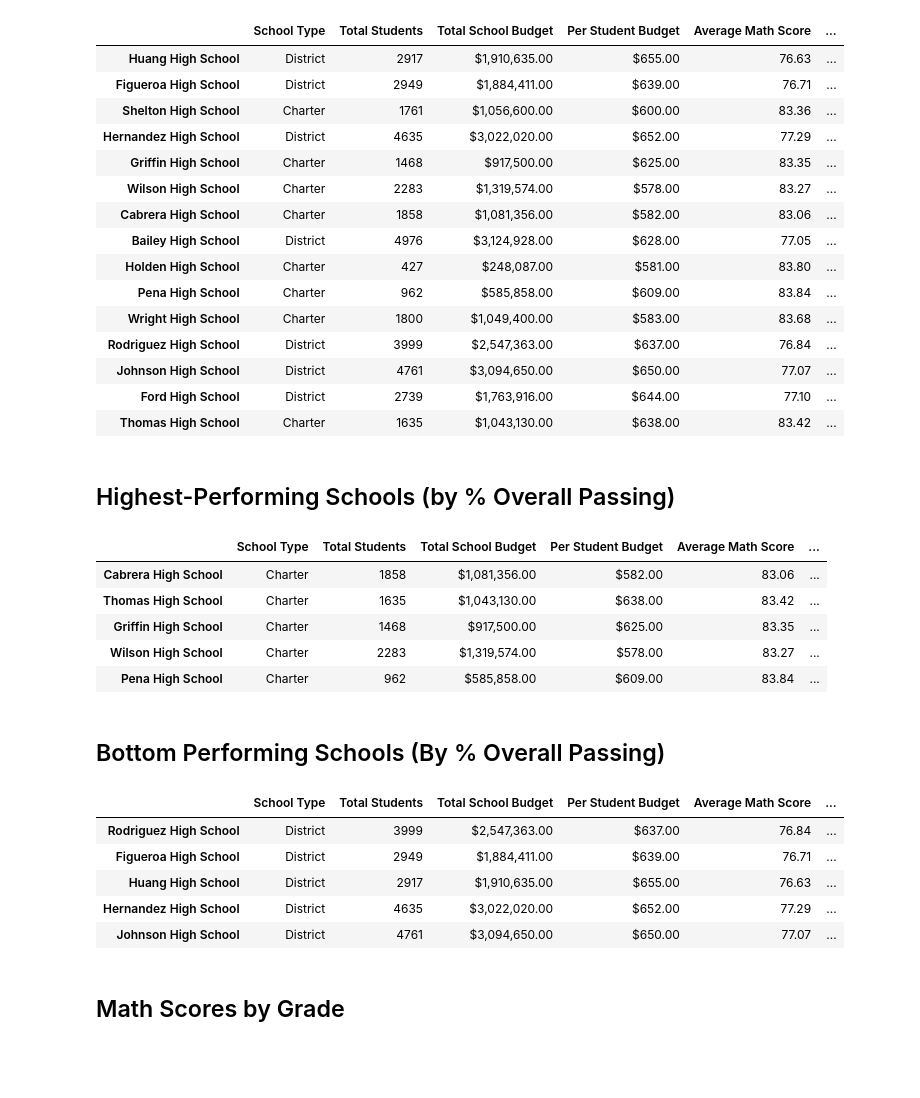
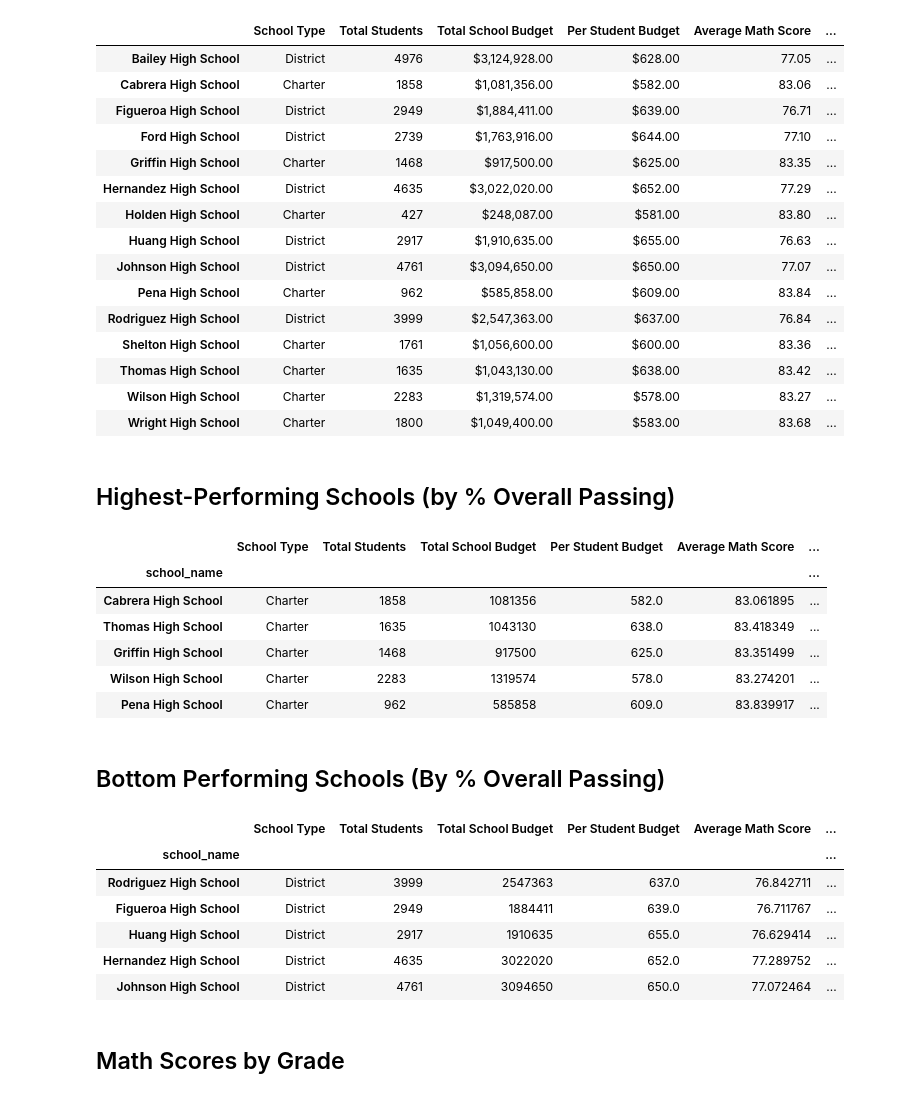
Before and after one commit to tokarczykbl/pandas-challenge, a Jupyter notebook: PyCitySchools/PyCitySchools_starter.ipynb, the cells around one changed output. Cells and saved outputs as stored; diff of their text form; code cells hidden in the pictures; blank space fills up the shorter version.

Commit message:
saving point, need to go back and do formatting

```diff
--- a/PyCitySchools/PyCitySchools_starter.ipynb
+++ b/PyCitySchools/PyCitySchools_starter.ipynb
@@ -302,61 +302,61 @@ per_school_summary = pd.concat([school_types,
                                 per_school_capita,
                                 per_school_math,
                                 per_school_reading,
                                 per_school_passing_math,
                                 per_school_passing_reading,
                                 overall_passing_rate],
                                 axis=1,
                                 keys=[
                                 "School Type",
                                 "Total Students",
                                 "Total School Budget",
                                 "Per Student Budget",
                                 "Average Math Score",
                                 "Average Reading Score",
                                 "% Passing Math",
                                 "% Passing Reading",
                                 "% Overall Passing",
                                ]
                                )
 
+# Creating a formatted and unformatted copy. Code in school spending section will not work with $ signs as
+per_school_summary_formatted = per_school_summary.copy()
+
 # Formatting
-per_school_summary["Total School Budget"] = per_school_summary["Total School Budget"].map("${:,.2f}".format)
-per_school_summary["Per Student Budget"] = per_school_summary["Per Student Budget"].map("${:,.2f}".format)
-per_school_summary["Average Math Score"] = per_school_summary["Average Math Score"].map("{:,.2f}".format)
-per_school_summary["Average Reading Score"] = per_school_summary["Average Reading Score"].map("{:,.2f}".format)
-per_school_summary["% Passing Math"] = per_school_summary["% Passing Math"].map("{:,.2f}%".format)
-per_school_summary["% Passing Reading"] = per_school_summary["% Passing Reading"].map("{:,.2f}%".format)
-per_school_summary["% Overall Passing"] = per_school_summary["% Overall Passing"].map("{:,.2f}%".format)
+per_school_summary_formatted["Total School Budget"] = per_school_summary_formatted["Total School Budget"].map("${:,.2f}".format)
+per_school_summary_formatted["Per Student Budget"] = per_school_summary_formatted["Per Student Budget"].map("${:,.2f}".format)
+per_school_summary_formatted["Average Math Score"] = per_school_summary_formatted["Average Math Score"].map("{:,.2f}".format)
+per_school_summary_formatted["Average Reading Score"] = per_school_summary_formatted["Average Reading Score"].map("{:,.2f}".format)
+per_school_summary_formatted["% Passing Math"] = per_school_summary_formatted["% Passing Math"].map("{:,.2f}%".format)
+per_school_summary_formatted["% Passing Reading"] = per_school_summary_formatted["% Passing Reading"].map("{:,.2f}%".format)
+per_school_summary_formatted["% Overall Passing"] = per_school_summary_formatted["% Overall Passing"].map("{:,.2f}%".format)
 
 # Remove the school name title from the index it looks awkward as a row of its own and also recipients should be aware of the field if reviewing the data
-per_school_summary.index.name= None
+per_school_summary_formatted.index.name= None
 
 # Sort by the index alphabetically
-# per_school_summary = per_school_summary.sort_index()
+per_school_summary_formatted = per_school_summary_formatted.sort_index()
 
-# Center columns that aren't in dollars
-# columns_to_center_index = [0, 1, 4, 5, 6, 7, 8]
-# per_school_summary = per_school_summary.style.applymap(lambda _: 'text-align: center;', subset=pd.IndexSlice[:, per_school_summary.columns[columns_to_center_index]])
 
 # Display the DataFrame
-per_school_summary
+per_school_summary_formatted
 # %% [output]
 |  | School Type | Total Students | Total School Budget | Per Student Budget | Average Math Score | ... |
+| Bailey High School | District | 4976 | $3,124,928.00 | $628.00 | 77.05 | ... |
+| Cabrera High School | Charter | 1858 | $1,081,356.00 | $582.00 | 83.06 | ... |
+| Figueroa High School | District | 2949 | $1,884,411.00 | $639.00 | 76.71 | ... |
+| Ford High School | District | 2739 | $1,763,916.00 | $644.00 | 77.10 | ... |
+| Griffin High School | Charter | 1468 | $917,500.00 | $625.00 | 83.35 | ... |
+| Hernandez High School | District | 4635 | $3,022,020.00 | $652.00 | 77.29 | ... |
+| Holden High School | Charter | 427 | $248,087.00 | $581.00 | 83.80 | ... |
 | Huang High School | District | 2917 | $1,910,635.00 | $655.00 | 76.63 | ... |
-| Figueroa High School | District | 2949 | $1,884,411.00 | $639.00 | 76.71 | ... |
+| Johnson High School | District | 4761 | $3,094,650.00 | $650.00 | 77.07 | ... |
+| Pena High School | Charter | 962 | $585,858.00 | $609.00 | 83.84 | ... |
+| Rodriguez High School | District | 3999 | $2,547,363.00 | $637.00 | 76.84 | ... |
 | Shelton High School | Charter | 1761 | $1,056,600.00 | $600.00 | 83.36 | ... |
-| Hernandez High School | District | 4635 | $3,022,020.00 | $652.00 | 77.29 | ... |
-| Griffin High School | Charter | 1468 | $917,500.00 | $625.00 | 83.35 | ... |
+| Thomas High School | Charter | 1635 | $1,043,130.00 | $638.00 | 83.42 | ... |
 | Wilson High School | Charter | 2283 | $1,319,574.00 | $578.00 | 83.27 | ... |
-| Cabrera High School | Charter | 1858 | $1,081,356.00 | $582.00 | 83.06 | ... |
-| Bailey High School | District | 4976 | $3,124,928.00 | $628.00 | 77.05 | ... |
-| Holden High School | Charter | 427 | $248,087.00 | $581.00 | 83.80 | ... |
-| Pena High School | Charter | 962 | $585,858.00 | $609.00 | 83.84 | ... |
 | Wright High School | Charter | 1800 | $1,049,400.00 | $583.00 | 83.68 | ... |
-| Rodriguez High School | District | 3999 | $2,547,363.00 | $637.00 | 76.84 | ... |
-| Johnson High School | District | 4761 | $3,094,650.00 | $650.00 | 77.07 | ... |
-| Ford High School | District | 2739 | $1,763,916.00 | $644.00 | 77.10 | ... |
-| Thomas High School | Charter | 1635 | $1,043,130.00 | $638.00 | 83.42 | ... |
 # %% [markdown]
 ## Highest-Performing Schools (by % Overall Passing)
 # %%
@@ -365,11 +365,12 @@ top_schools = per_school_summary.sort_values("% Overall Passing", ascending=Fals
 top_schools.head(5)
 # %% [output]
 |  | School Type | Total Students | Total School Budget | Per Student Budget | Average Math Score | ... |
-| Cabrera High School | Charter | 1858 | $1,081,356.00 | $582.00 | 83.06 | ... |
-| Thomas High School | Charter | 1635 | $1,043,130.00 | $638.00 | 83.42 | ... |
-| Griffin High School | Charter | 1468 | $917,500.00 | $625.00 | 83.35 | ... |
-| Wilson High School | Charter | 2283 | $1,319,574.00 | $578.00 | 83.27 | ... |
-| Pena High School | Charter | 962 | $585,858.00 | $609.00 | 83.84 | ... |
+| school_name |  |  |  |  |  | ... |
+| Cabrera High School | Charter | 1858 | 1081356 | 582.0 | 83.061895 | ... |
+| Thomas High School | Charter | 1635 | 1043130 | 638.0 | 83.418349 | ... |
+| Griffin High School | Charter | 1468 | 917500 | 625.0 | 83.351499 | ... |
+| Wilson High School | Charter | 2283 | 1319574 | 578.0 | 83.274201 | ... |
+| Pena High School | Charter | 962 | 585858 | 609.0 | 83.839917 | ... |
 # %% [markdown]
 ## Bottom Performing Schools (By % Overall Passing)
 # %%
@@ -378,11 +379,12 @@ bottom_schools = per_school_summary.sort_values("% Overall Passing", ascending=T
 bottom_schools.head(5)
 # %% [output]
 |  | School Type | Total Students | Total School Budget | Per Student Budget | Average Math Score | ... |
-| Rodriguez High School | District | 3999 | $2,547,363.00 | $637.00 | 76.84 | ... |
-| Figueroa High School | District | 2949 | $1,884,411.00 | $639.00 | 76.71 | ... |
-| Huang High School | District | 2917 | $1,910,635.00 | $655.00 | 76.63 | ... |
-| Hernandez High School | District | 4635 | $3,022,020.00 | $652.00 | 77.29 | ... |
-| Johnson High School | District | 4761 | $3,094,650.00 | $650.00 | 77.07 | ... |
+| school_name |  |  |  |  |  | ... |
+| Rodriguez High School | District | 3999 | 2547363 | 637.0 | 76.842711 | ... |
+| Figueroa High School | District | 2949 | 1884411 | 639.0 | 76.711767 | ... |
+| Huang High School | District | 2917 | 1910635 | 655.0 | 76.629414 | ... |
+| Hernandez High School | District | 4635 | 3022020 | 652.0 | 77.289752 | ... |
+| Johnson High School | District | 4761 | 3094650 | 650.0 | 77.072464 | ... |
 # %% [markdown]
 ## Math Scores by Grade
 # %%
```
Also changed, not shown: parts of 10 cells of this notebook.
